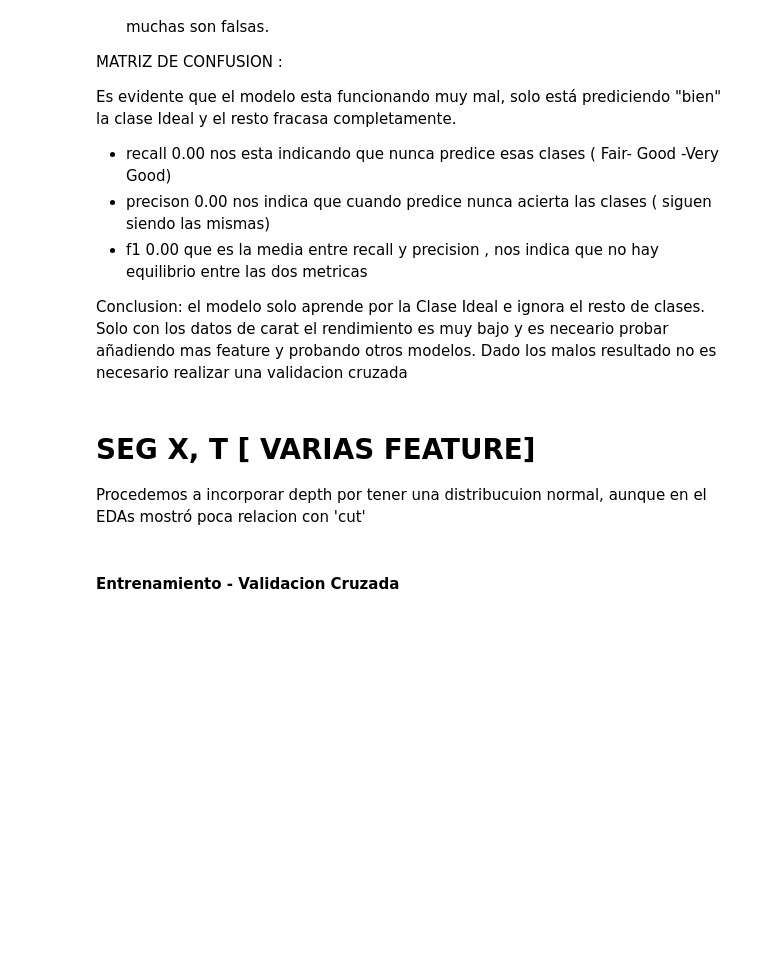
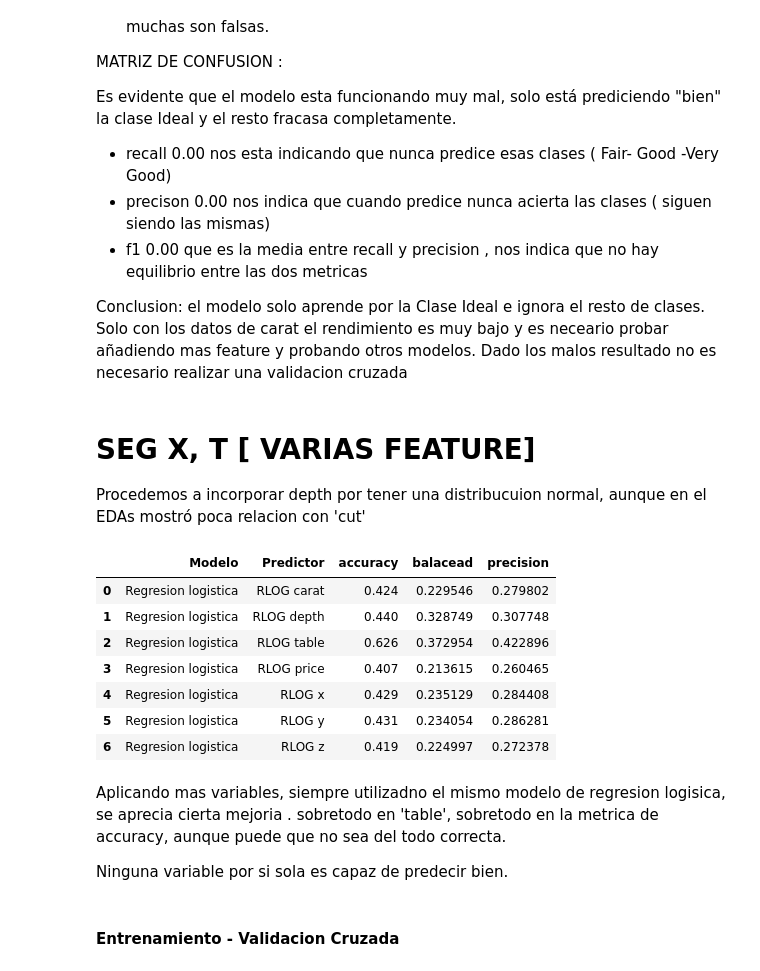
Before and after one commit to MarcoCasSir/LaboratorioDataScience, a Jupyter notebook: act4/diamonds_marco_casati.ipynb, the cells around one changed output. Saved outputs shown, nothing was run; the diff lists cells and outputs as text; code cells hidden in the pictures; blank space fills up the shorter version.

Commit message:
prueba con un unico modelo y varias feature

```diff
--- a/act4/diamonds_marco_casati.ipynb
+++ b/act4/diamonds_marco_casati.ipynb
@@ -899,6 +899,51 @@ Conclusion: el modelo solo aprende por la Clase Ideal e ignora el resto de clase
 # SEG X, T [ VARIAS FEATURE]
 
 Procedemos a incorporar depth por tener una distribucuion normal, aunque en el EDAs mostró poca relacion con 'cut'
+# %%
+resultados = []
+
+predictores = ['carat','depth','table','price','x','y','z']
+
+for predictor in predictores:
+    X = df_reduced[[predictor]]
+    y = df_reduced['cut']
+
+    pipeline= make_pipeline(
+    SimpleImputer(strategy='median'),
+    RobustScaler(),
+    LogisticRegression()
+)
+    X_train, X_test, y_train, y_test = train_test_split(
+        X, y, test_size=0.2, random_state=42
+    )
+    pipeline.fit(X_train, y_train)
+    y_pred=pipeline.predict(X_test)
+
+
+    resultados.append({
+        'Modelo': 'Regresion logistica',   # Regresion Logistica
+        'Predictor': f'RLOG {predictor}',
+        'accuracy': accuracy_score(y_test, y_pred),
+        'balacead': balanced_accuracy_score(y_test, y_pred),
+        'precision': precision_score(y_test, y_pred, average='weighted', zero_division=0),
+
+    })
+
+df_r_multi_num = pd.DataFrame(resultados)
+df_r_multi_num
+# %% [output]
+|  | Modelo | Predictor | accuracy | balacead | precision |
+| 0 | Regresion logistica | RLOG carat | 0.424 | 0.229546 | 0.279802 |
+| 1 | Regresion logistica | RLOG depth | 0.440 | 0.328749 | 0.307748 |
+| 2 | Regresion logistica | RLOG table | 0.626 | 0.372954 | 0.422896 |
+| 3 | Regresion logistica | RLOG price | 0.407 | 0.213615 | 0.260465 |
+| 4 | Regresion logistica | RLOG x | 0.429 | 0.235129 | 0.284408 |
+| 5 | Regresion logistica | RLOG y | 0.431 | 0.234054 | 0.286281 |
+| 6 | Regresion logistica | RLOG z | 0.419 | 0.224997 | 0.272378 |
+# %% [markdown]
+Aplicando mas variables, siempre utilizadno el  mismo modelo de regresion logisica, se aprecia cierta mejoria . sobretodo en 'table', sobretodo en la metrica de accuracy, aunque puede que no sea del todo correcta.
+
+Ninguna variable por si sola es capaz de predecir bien.
 # %% [markdown]
 #### Entrenamiento - Validacion Cruzada
 # %% [markdown]
```
